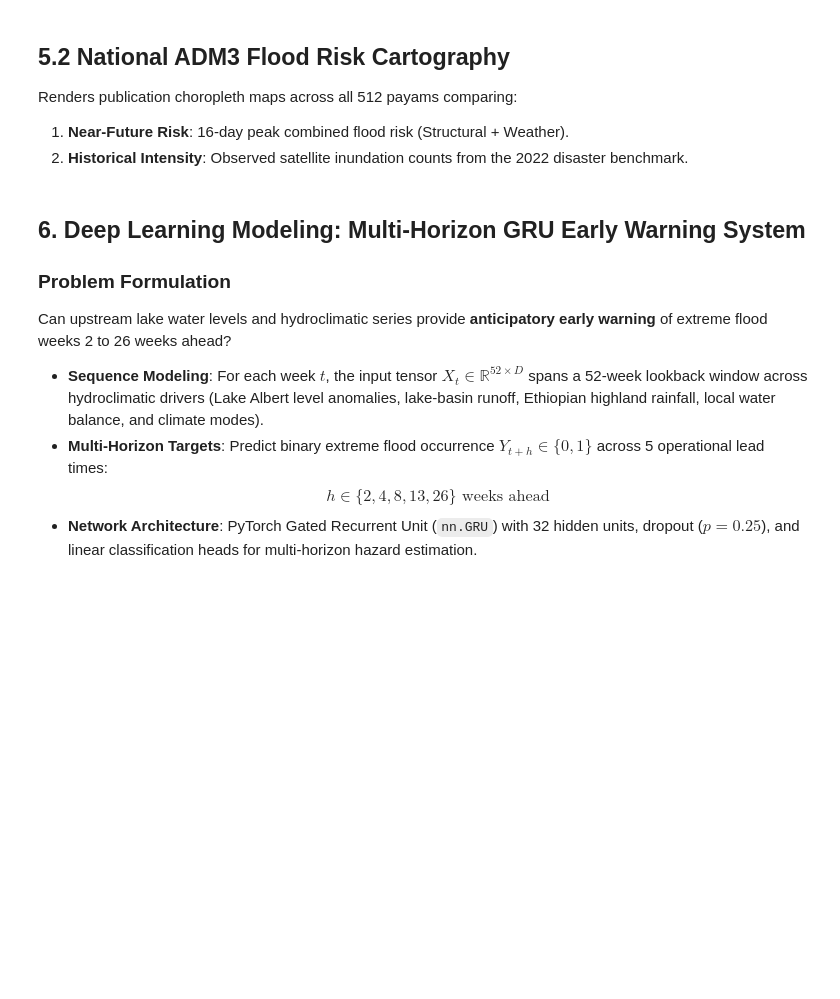
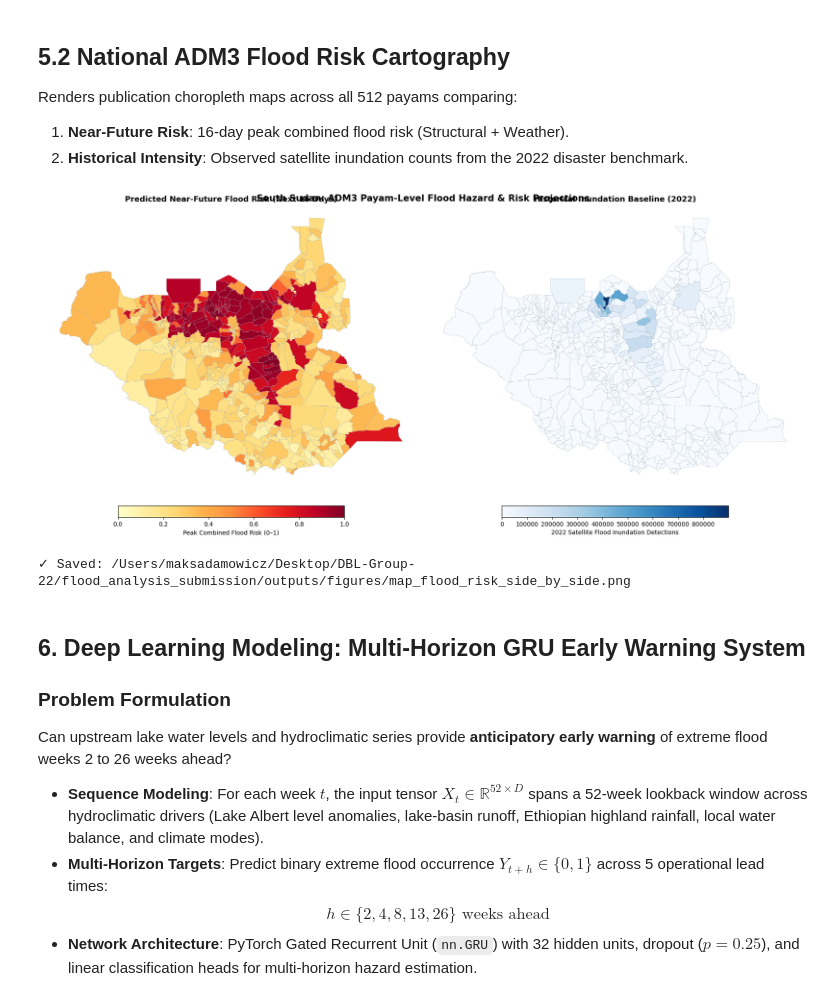
Before and after one commit to Franasit/DBL-Group-22, a Jupyter notebook: flood_analysis_submission/reproducible_flood_analysis.ipynb, the cells around one changed output. Saved outputs shown, nothing was run; the diff lists cells and outputs as text; code cells hidden in the pictures; blank space fills up the shorter version.

```diff
--- a/flood_analysis_submission/reproducible_flood_analysis.ipynb
+++ b/flood_analysis_submission/reproducible_flood_analysis.ipynb
@@ -952,23 +1091,10 @@ def render_national_flood_risk_maps(gdf_payams, summary_forecast):
     """Side-by-side choropleth: future predicted risk vs 2022 historical inundation."""
     gdf_map = gdf_payams.copy()
 
-    # ── Attach flood_hazard_2022_count from df_aligned (not in raw geojson) ──
+    # ── Attach flood_hazard_2022_count from the exposure table built in Section 3 ──
     if "flood_hazard_2022_count" not in gdf_map.columns:
-        _src = None
-        if "df_aligned" in globals() and "flood_hazard_2022_count" in globals()["df_aligned"].columns:
-            _src = globals()["df_aligned"]
-        else:
-            for p in [DATA_DIR / "adm3_exposure_aligned.csv",
-                      OUTPUT_DIR / "adm3_exposure_aligned.csv",
-                      PROJECT_ROOT / "outputs" / "adm3_exposure_aligned.csv"]:
-                if p.exists():
-                    _src = pd.read_csv(p)
-                    break
-        if _src is not None:
-            haz = _src.set_index("adm3_pcode")["flood_hazard_2022_count"]
-            gdf_map["flood_hazard_2022_count"] = gdf_map["adm3_pcode"].map(haz).fillna(0)
-        else:
-            gdf_map["flood_hazard_2022_count"] = 0
+        haz = df_aligned.set_index("adm3_pcode")["flood_hazard_2022_count"]
+        gdf_map["flood_hazard_2022_count"] = gdf_map["adm3_pcode"].map(haz)
     gdf_map["flood_hazard_2022_count"] = gdf_map["flood_hazard_2022_count"].fillna(0)
 
     # ── Merge forecast scores ────────────────────────────────────────────────
@@ -978,33 +1104,36 @@ def render_national_flood_risk_maps(gdf_payams, summary_forecast):
     )
     gdf_map["peak_combined_risk"] = gdf_map["peak_combined_risk"].fillna(0.0)
 
     fig, axes = plt.subplots(1, 2, figsize=(18, 9))
 
     gdf_map.plot(column="peak_combined_risk", cmap="YlOrRd", vmin=0, vmax=1,
                  ax=axes[0], edgecolor="#94A3B8", lw=0.25, legend=True,
                  legend_kwds={"label":"Peak Combined Flood Risk (0–1)",
                               "orientation":"horizontal","shrink":0.6,"pad":0.05})
     axes[0].set_title("Predicted Near-Future Flood Risk (Next 16 Days)",
                       fontsize=13, fontweight="bold")
     axes[0].set_axis_off()
 
     gdf_map.plot(column="flood_hazard_2022_count", cmap="Blues",
                  ax=axes[1], edgecolor="#94A3B8", lw=0.25, legend=True,
                  legend_kwds={"label":"2022 Satellite Flood Inundation Detections",
                               "orientation":"horizontal","shrink":0.6,"pad":0.05})
     axes[1].set_title("Historical Inundation Baseline (2022)",
                       fontsize=13, fontweight="bold")
     axes[1].set_axis_off()
 
     plt.suptitle("South Sudan: ADM3 Payam-Level Flood Hazard & Risk Projections",
                  fontsize=15, fontweight="bold", y=0.96)
     plt.tight_layout()
     plt.savefig(FIGURES_DIR / "map_flood_risk_side_by_side.png", dpi=300, bbox_inches="tight")
     plt.savefig(OUTPUT_DIR  / "map_flood_risk_side_by_side.png", dpi=300, bbox_inches="tight")
     plt.show()
     print(f"✓ Saved: {FIGURES_DIR / 'map_flood_risk_side_by_side.png'}")
 
 render_national_flood_risk_maps(gdf_payams, summary_forecast)
+# %% [output]
+[figure, added]
+✓ Saved: /Users/maksadamowicz/Desktop/DBL-Group-22/flood_analysis_submission/outputs/figures/map_flood_risk_side_by_side.png
 # %% [markdown]
 ## 6. Deep Learning Modeling: Multi-Horizon GRU Early Warning System
 ### Problem Formulation
```
Also changed, not shown: parts of 20 cells of this notebook.
